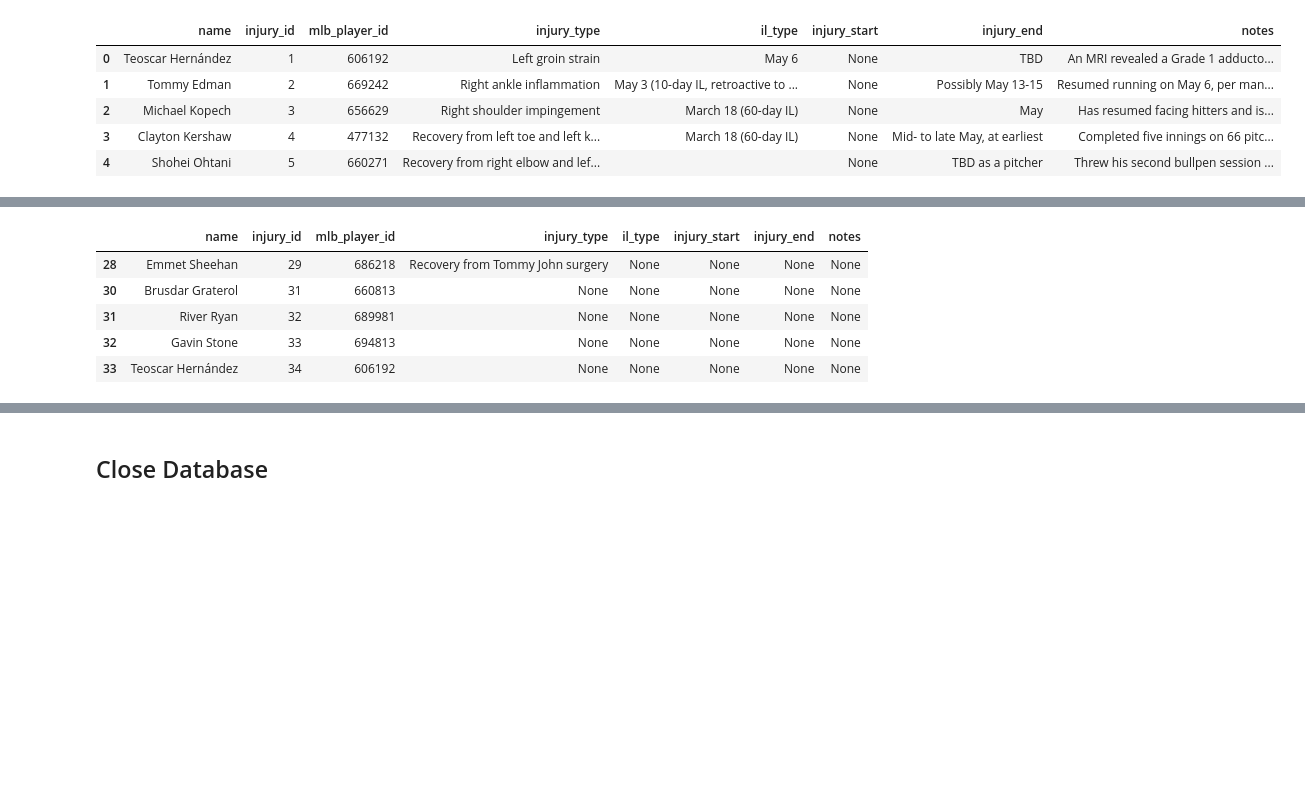
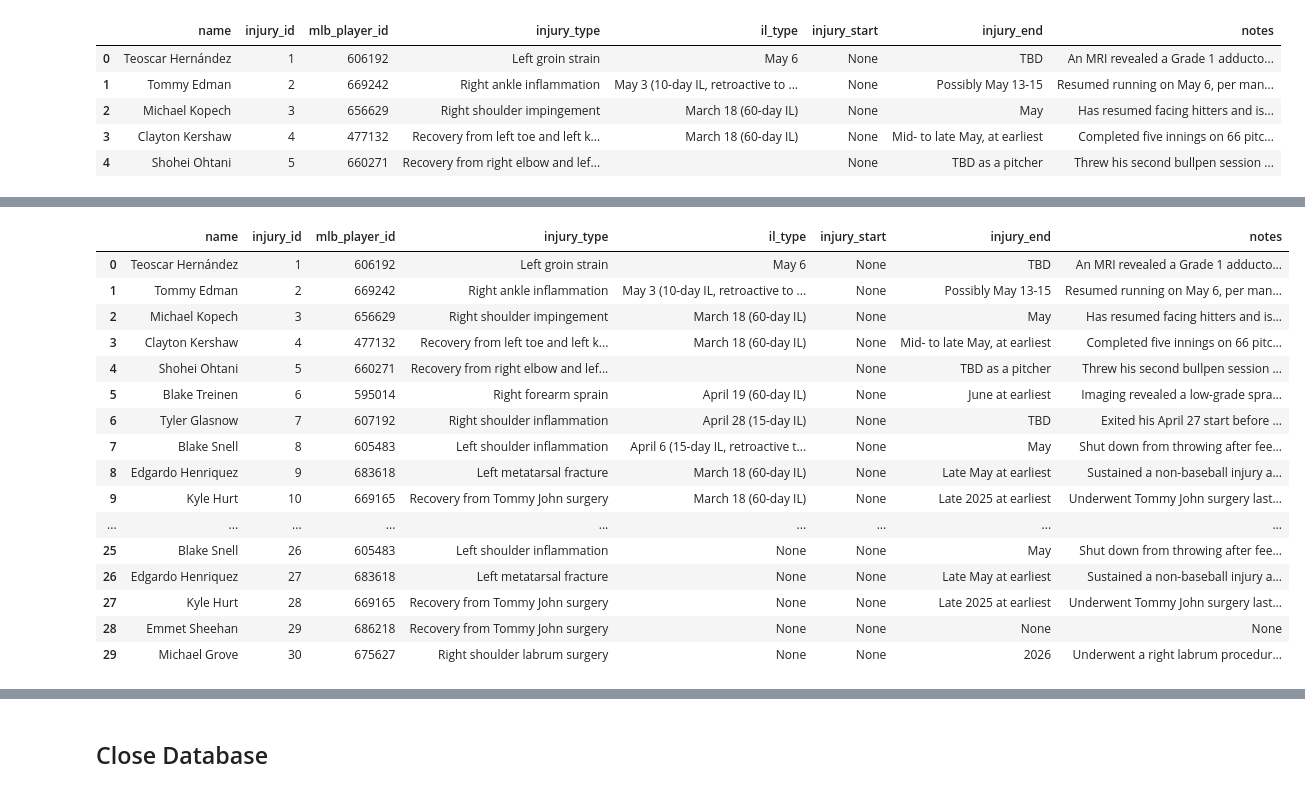
Before and after one commit to laniel123/MLB_Injury_Report, a Jupyter notebook: notebooks /dodgers_db.ipynb, the cells around one changed output, grey strips where cells are left out. Drawn from its saved outputs; the diff is of its cells as text; code cells hidden in the pictures; blank space fills up the shorter version.

Commit message:
Uhhhh i forgot what i changed, tried to reate a new table to view

```diff
--- a/notebooks /dodgers_db.ipynb
+++ b/notebooks /dodgers_db.ipynb
@@ -143,15 +167,27 @@ names_injuries[['name', 'injury_type', 'injury_start']].head(10)
 # %%
-# Filter rows (example: only active injuries)
-active_injuries = names_injuries[names_injuries['injury_end'].isnull()]
+# Keep only rows where injury_type is NOT null
+active_injuries = names_injuries[names_injuries['injury_type'].notnull()]
 
-active_injuries.head()
+# Show the first few rows
+active_injuries.head(40)
 # %% [output]
 |  | name | injury_id | mlb_player_id | injury_type | il_type | injury_start | injury_end | notes |
+| 0 | Teoscar Hernández | 1 | 606192 | Left groin strain | May 6 | None | TBD | An MRI revealed a Grade 1 adducto... |
+| 1 | Tommy Edman | 2 | 669242 | Right ankle inflammation | May 3 (10-day IL, retroactive to ... | None | Possibly May 13-15 | Resumed running on May 6, per man... |
+| 2 | Michael Kopech | 3 | 656629 | Right shoulder impingement | March 18 (60-day IL) | None | May | Has resumed facing hitters and is... |
+| 3 | Clayton Kershaw | 4 | 477132 | Recovery from left toe and left k... | March 18 (60-day IL) | None | Mid- to late May, at earliest | Completed five innings on 66 pitc... |
+| 4 | Shohei Ohtani | 5 | 660271 | Recovery from right elbow and lef... |  | None | TBD as a pitcher | Threw his second bullpen session ... |
+| 5 | Blake Treinen | 6 | 595014 | Right forearm sprain | April 19 (60-day IL) | None | June at earliest | Imaging revealed a low-grade spra... |
+| 6 | Tyler Glasnow | 7 | 607192 | Right shoulder inflammation | April 28 (15-day IL) | None | TBD | Exited his April 27 start before ... |
+| 7 | Blake Snell | 8 | 605483 | Left shoulder inflammation | April 6 (15-day IL, retroactive t... | None | May | Shut down from throwing after fee... |
+| 8 | Edgardo Henriquez | 9 | 683618 | Left metatarsal fracture | March 18 (60-day IL) | None | Late May at earliest | Sustained a non-baseball injury a... |
+| 9 | Kyle Hurt | 10 | 669165 | Recovery from Tommy John surgery | March 18 (60-day IL) | None | Late 2025 at earliest | Underwent Tommy John surgery last... |
+| ... | ... | ... | ... | ... | ... | ... | ... | ... |
+| 25 | Blake Snell | 26 | 605483 | Left shoulder inflammation | None | None | May | Shut down from throwing after fee... |
+| 26 | Edgardo Henriquez | 27 | 683618 | Left metatarsal fracture | None | None | Late May at earliest | Sustained a non-baseball injury a... |
+| 27 | Kyle Hurt | 28 | 669165 | Recovery from Tommy John surgery | None | None | Late 2025 at earliest | Underwent Tommy John surgery last... |
 | 28 | Emmet Sheehan | 29 | 686218 | Recovery from Tommy John surgery | None | None | None | None |
-| 30 | Brusdar Graterol | 31 | 660813 | None | None | None | None | None |
-| 31 | River Ryan | 32 | 689981 | None | None | None | None | None |
-| 32 | Gavin Stone | 33 | 694813 | None | None | None | None | None |
-| 33 | Teoscar Hernández | 34 | 606192 | None | None | None | None | None |
+| 29 | Michael Grove | 30 | 675627 | Right shoulder labrum surgery | None | None | 2026 | Underwent a right labrum procedur... |
 # %%
 # All active injuries
 
```
Also changed, not shown: parts of 6 cells of this notebook, 1 other file.
